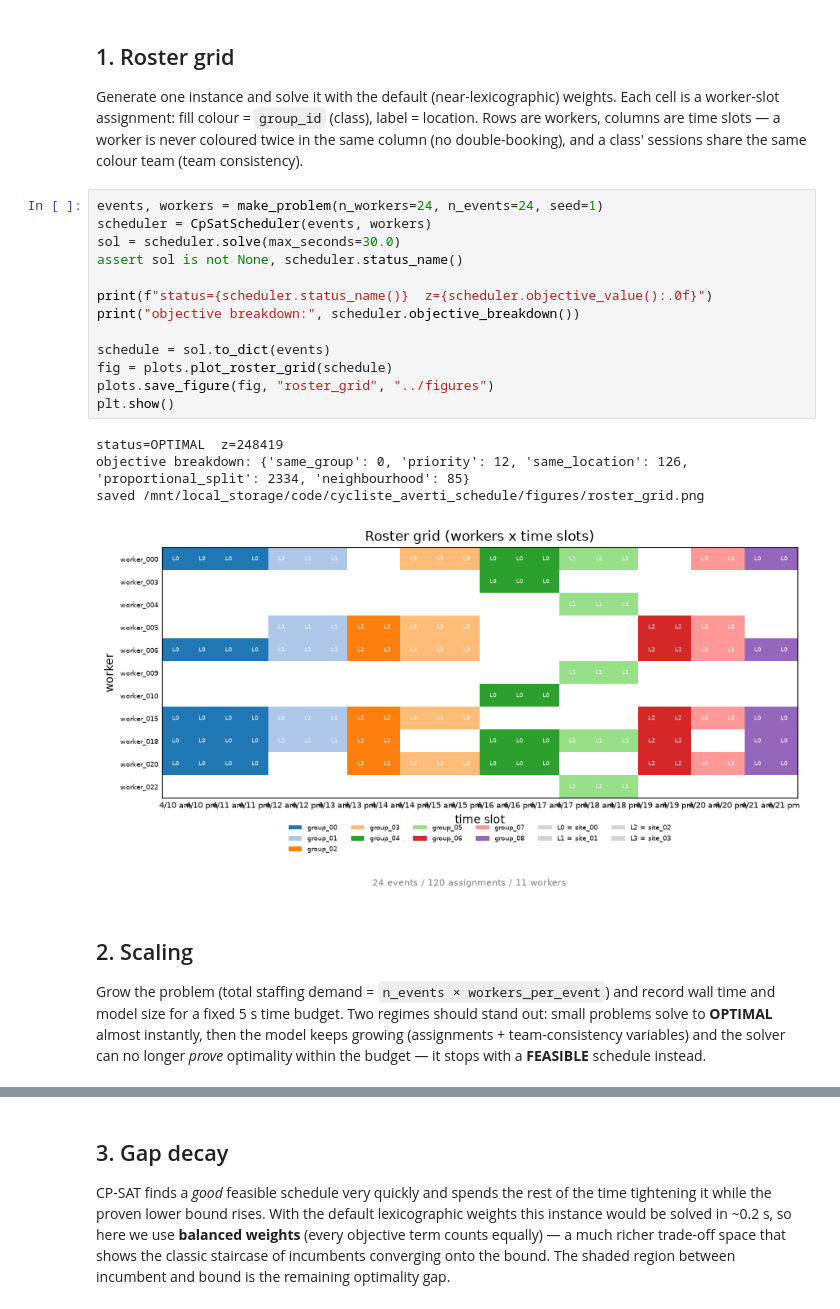
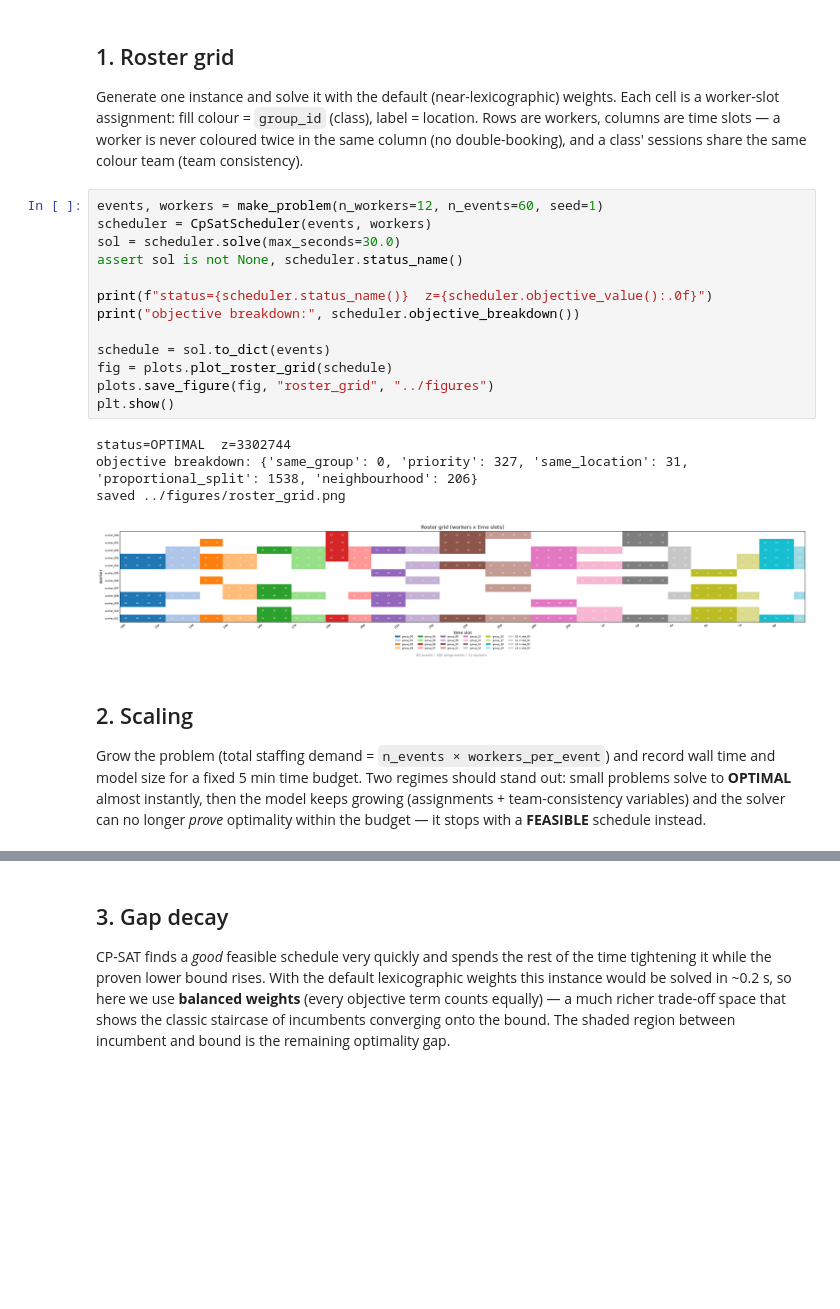
Before and after one commit to vincent-antaki/roster-solver, a Jupyter notebook: notebooks/visualisations.ipynb, the cells around one changed output, grey strips where cells are left out. Saved outputs shown, nothing was run; the diff lists cells and outputs as text; blank space fills up the shorter version.

Commit message:
Replaced same location objective with a core team objective, tweaked plots and visualisations

```diff
--- a/notebooks/visualisations.ipynb
+++ b/notebooks/visualisations.ipynb
@@ -61,28 +61,28 @@ weights. Each cell is a worker-slot assignment: fill colour = `group_id`
 is never coloured twice in the same column (no double-booking), and a class'
 sessions share the same colour team (team consistency).
 # %%
-events, workers = make_problem(n_workers=24, n_events=24, seed=1)
+events, workers = make_problem(n_workers=12, n_events=60, seed=1)
 scheduler = CpSatScheduler(events, workers)
 sol = scheduler.solve(max_seconds=30.0)
 assert sol is not None, scheduler.status_name()
 
 print(f"status={scheduler.status_name()}  z={scheduler.objective_value():.0f}")
 print("objective breakdown:", scheduler.objective_breakdown())
 
 schedule = sol.to_dict(events)
 fig = plots.plot_roster_grid(schedule)
 plots.save_figure(fig, "roster_grid", "../figures")
 plt.show()
 # %% [output]
-status=OPTIMAL  z=248419
-objective breakdown: {'same_group': 0, 'priority': 12, 'same_location': 126, 'proportional_split': 2334, 'neighbourhood': 85}
-saved /mnt/local_storage/code/cycliste_averti_schedule/figures/roster_grid.png
+status=OPTIMAL  z=3302744
+objective breakdown: {'same_group': 0, 'priority': 327, 'same_location': 31, 'proportional_split': 1538, 'neighbourhood': 206}
+saved ../figures/roster_grid.png
-[figure, old version]
+[figure, new version]
 # %% [markdown]
 ## 2. Scaling
 
 Grow the problem (total staffing demand = `n_events × workers_per_event`) and
-record wall time and model size for a fixed 5 s time budget. Two regimes should
+record wall time and model size for a fixed 5 min time budget. Two regimes should
 stand out: small problems solve to **OPTIMAL** almost instantly, then the model
 keeps growing (assignments + team-consistency variables) and the solver can no
 longer *prove* optimality within the budget — it stops with a **FEASIBLE**
```
Also changed, not shown: parts of 3 cells of this notebook, 2 other files.
